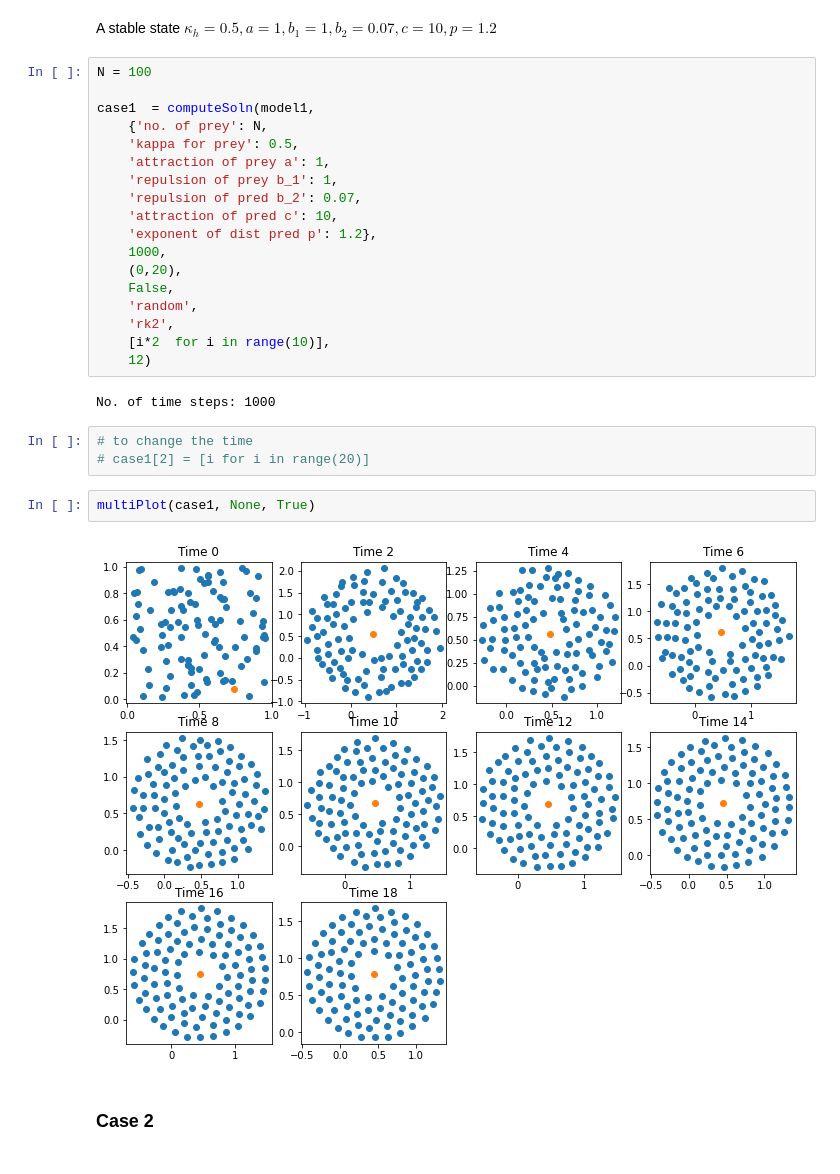
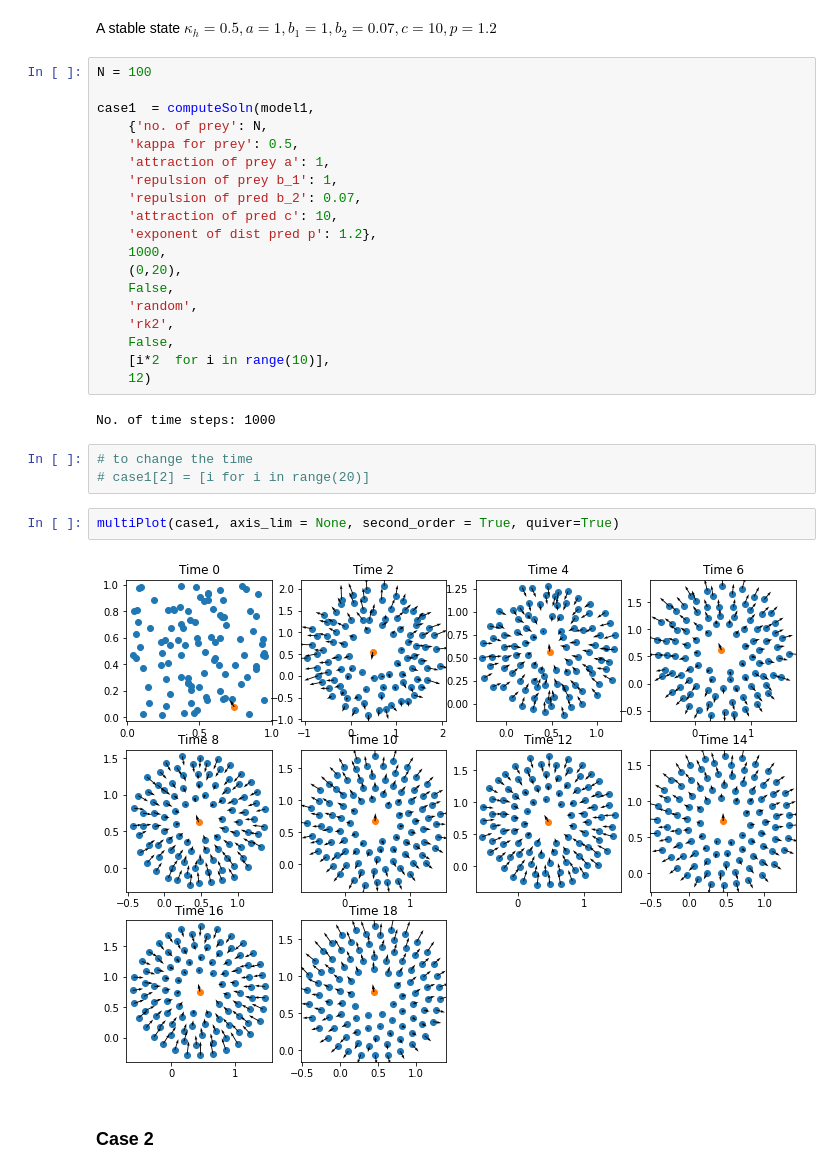
Before and after one commit to isomorphicdude/Summer2022UROP, a Jupyter notebook: improvements.ipynb, the cells around one changed output. Saved outputs shown, nothing was run; the diff lists cells and outputs as text.

```diff
--- a/improvements.ipynb
+++ b/improvements.ipynb
@@ -54,6 +54,7 @@ case1  = computeSoln(model1,
     False,
     'random',
     'rk2',
+    False,
     [i*2  for i in range(10)],
     12)
 # %% [output]
@@ -62,9 +63,9 @@ No. of time steps: 1000
 # to change the time
 # case1[2] = [i for i in range(20)]
 # %%
-multiPlot(case1, None, True)
+multiPlot(case1, axis_lim = None, second_order = True, quiver=True)
 # %% [output]
-[figure, old version]
+[figure, new version]
 # %% [markdown]
 ### Case 2
 # %% [markdown]
```
Also changed, not shown: parts of 6 cells of this notebook.
